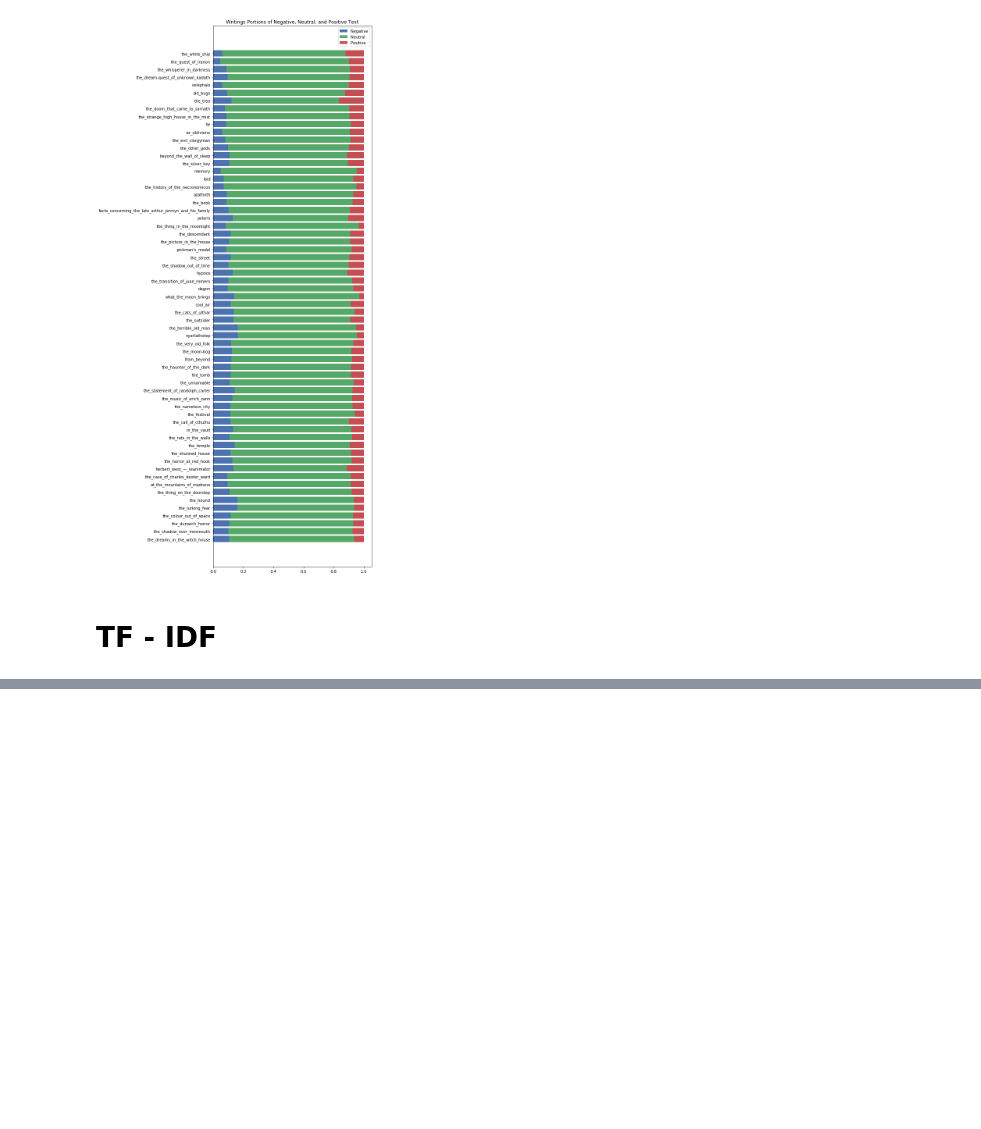
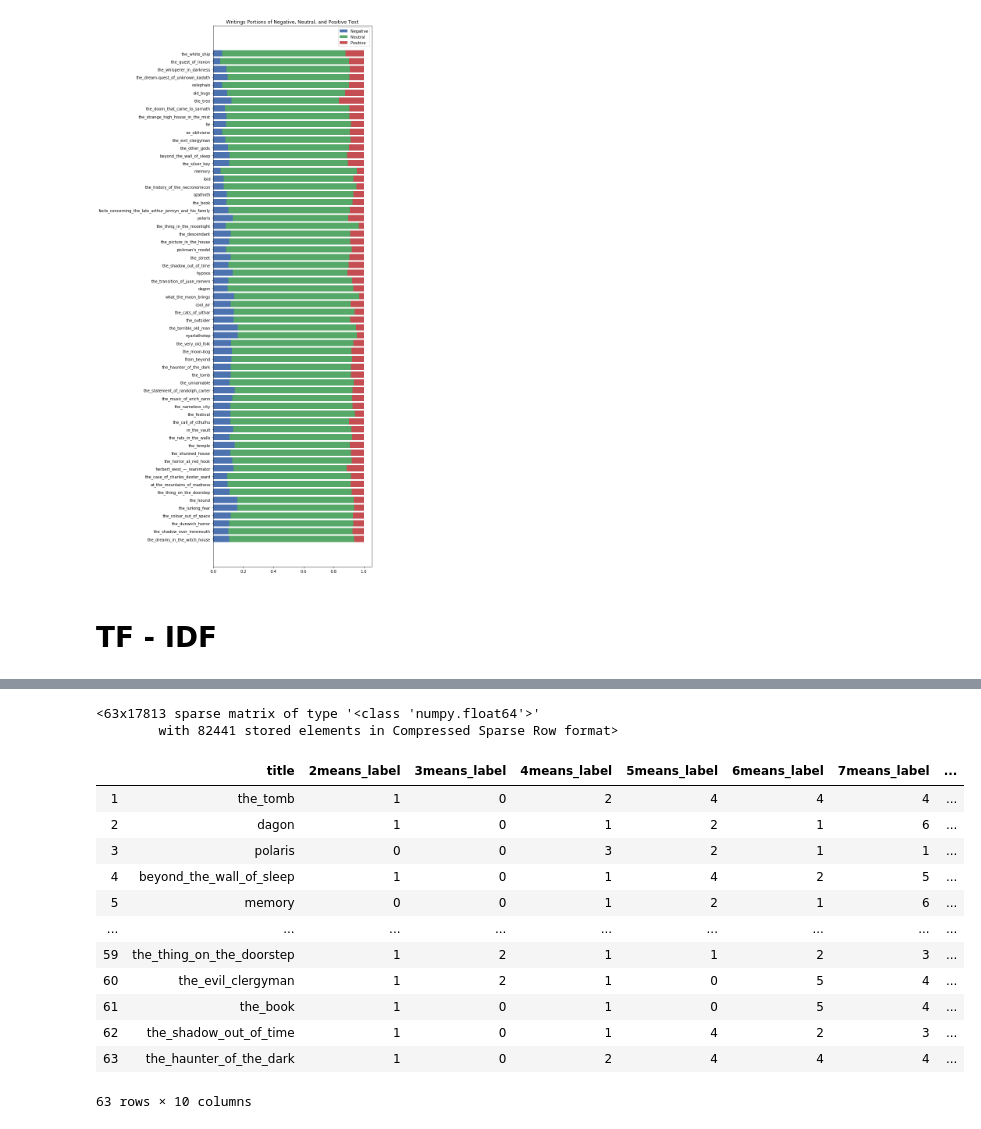
Before and after one commit to MatePocs/lovecraft, a Jupyter notebook: basic_nlp_analysis.ipynb, the cells around one changed output, grey strips where cells are left out. Drawn from its saved outputs; the diff is of its cells as text; code cells hidden in the pictures; blank space fills up the shorter version.

Commit message:
tfidf cluster analysis done

```diff
--- a/basic_nlp_analysis.ipynb
+++ b/basic_nlp_analysis.ipynb
@@ -1327,0 +1429,10 @@ df
+# %%
+tfidf_vector = TfidfVectorizer(input = 'filename', tokenizer = spacy_tokenizer)
+# %%
+# takes a long time
+result = tfidf_vector.fit_transform(filepaths)
+# %%
+result
+# %% [output]
+<63x17813 sparse matrix of type '<class 'numpy.float64'>'
+        with 82441 stored elements in Compressed Sparse Row format>
@@ -1327,0 +1441,27 @@ df
+# %%
+kmeans_models = {}
+for i in range(2,10+1):
+    current_kmean = KMeans(n_clusters=i).fit(result)
+    kmeans_models[i] = current_kmean
+# %%
+cluster_df = pd.DataFrame()
+cluster_df['title'] = filenames
+for i in range(2, 10+1):
+    col_name = str(i) +'means_label'
+    cluster_df[col_name] = kmeans_models[i].labels_
+# %%
+cluster_df
+# %% [output]
+|  | title | 2means_label | 3means_label | 4means_label | 5means_label | 6means_label | 7means_label | ... |
+| 1 | the_tomb | 1 | 0 | 2 | 4 | 4 | 4 | ... |
+| 2 | dagon | 1 | 0 | 1 | 2 | 1 | 6 | ... |
+| 3 | polaris | 0 | 0 | 3 | 2 | 1 | 1 | ... |
+| 4 | beyond_the_wall_of_sleep | 1 | 0 | 1 | 4 | 2 | 5 | ... |
+| 5 | memory | 0 | 0 | 1 | 2 | 1 | 6 | ... |
+| ... | ... | ... | ... | ... | ... | ... | ... | ... |
+| 59 | the_thing_on_the_doorstep | 1 | 2 | 1 | 1 | 2 | 3 | ... |
+| 60 | the_evil_clergyman | 1 | 2 | 1 | 0 | 5 | 4 | ... |
+| 61 | the_book | 1 | 0 | 1 | 0 | 5 | 4 | ... |
+| 62 | the_shadow_out_of_time | 1 | 0 | 1 | 4 | 2 | 3 | ... |
+| 63 | the_haunter_of_the_dark | 1 | 0 | 2 | 4 | 4 | 4 | ... |
+63 rows × 10 columns
```
Also changed, not shown: parts of 42 cells of this notebook.
